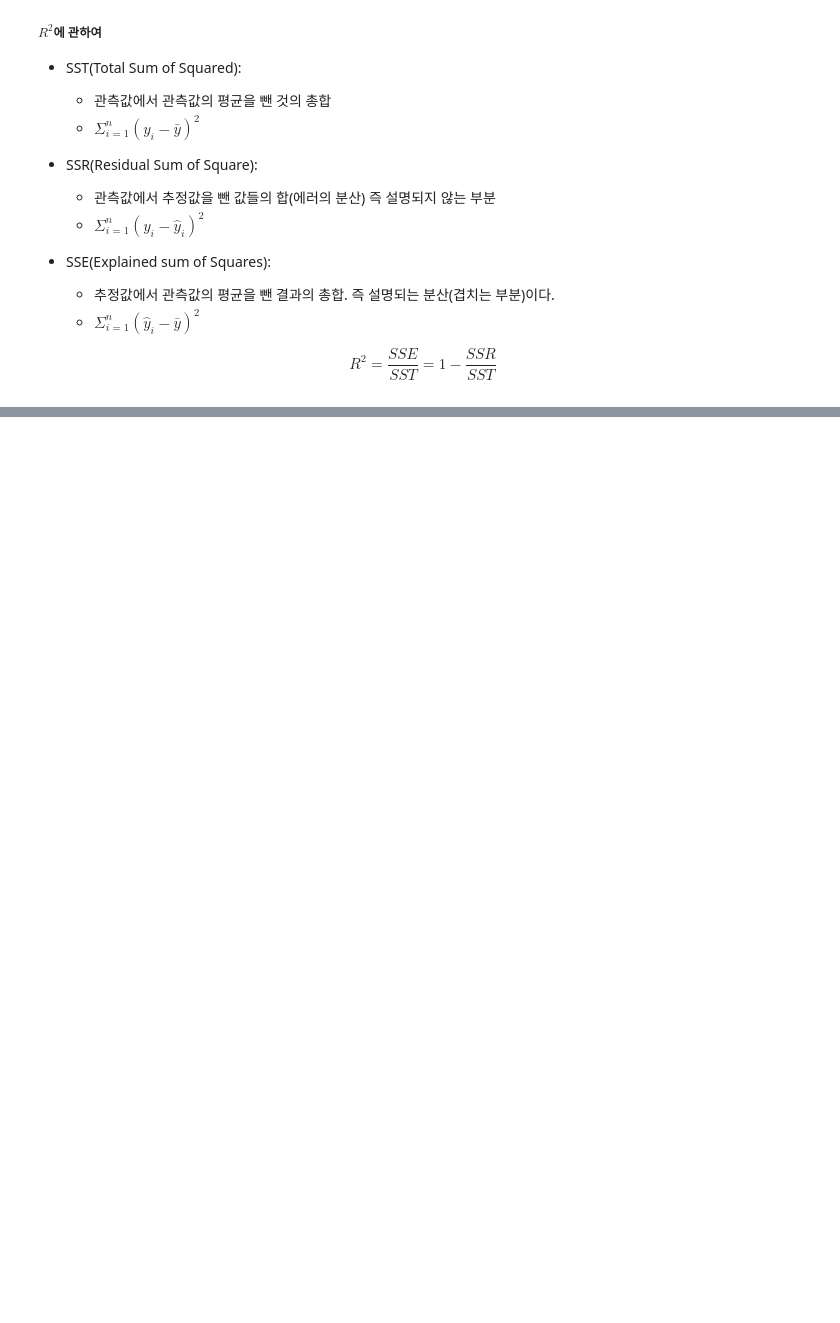
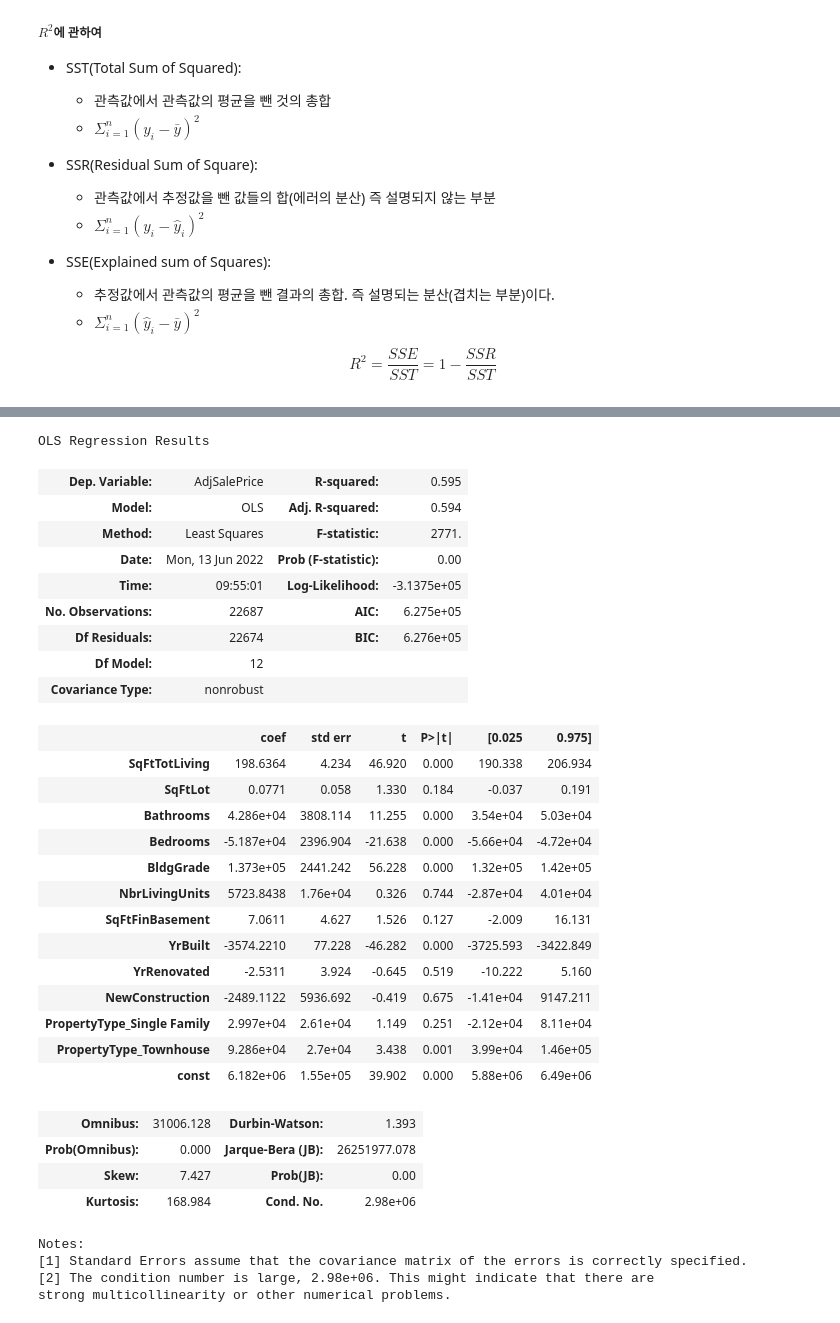
Before and after one commit to keemyo/Practical_Statistics, a Jupyter notebook: 04. 회귀와 예측.ipynb, the cells around one changed output, grey strips where cells are left out. Cells and saved outputs as stored; diff of their text form; code cells hidden in the pictures; blank space fills up the shorter version.

```diff
--- a/04. 회귀와 예측.ipynb
+++ b/04. 회귀와 예측.ipynb
@@ -287,0 +306,44 @@ $$ R^{2} = \frac{SSE}{SST} = 1 - \frac{SSR}{SST} $$
+# %%
+predictors = ['SqFtTotLiving', 'SqFtLot', 'Bathrooms', 'Bedrooms', 'BldgGrade',
+'PropertyType', 'NbrLivingUnits', 'SqFtFinBasement', 'YrBuilt',
+'YrRenovated', 'NewConstruction']
+
+X = pd.get_dummies(house[predictors], drop_first = True)
+X['NewConstruction'] = [1 if nc else 0 for nc in X['NewConstruction']]
+
+house_full = sm.OLS(house[outcome], X.assign(const=1))
+results = house_full.fit()
+results.summary()
+# %% [output]
+OLS Regression Results
+| Dep. Variable: | AdjSalePrice | R-squared: | 0.595 |
+| Model: | OLS | Adj. R-squared: | 0.594 |
+| Method: | Least Squares | F-statistic: | 2771. |
+| Date: | Mon, 13 Jun 2022 | Prob (F-statistic): | 0.00 |
+| Time: | 09:55:01 | Log-Likelihood: | -3.1375e+05 |
+| No. Observations: | 22687 | AIC: | 6.275e+05 |
+| Df Residuals: | 22674 | BIC: | 6.276e+05 |
+| Df Model: | 12 |  |  |
+| Covariance Type: | nonrobust |  |  |
+|  | coef | std err | t | P>|t| | [0.025 | 0.975] |
+| SqFtTotLiving | 198.6364 | 4.234 | 46.920 | 0.000 | 190.338 | 206.934 |
+| SqFtLot | 0.0771 | 0.058 | 1.330 | 0.184 | -0.037 | 0.191 |
+| Bathrooms | 4.286e+04 | 3808.114 | 11.255 | 0.000 | 3.54e+04 | 5.03e+04 |
+| Bedrooms | -5.187e+04 | 2396.904 | -21.638 | 0.000 | -5.66e+04 | -4.72e+04 |
+| BldgGrade | 1.373e+05 | 2441.242 | 56.228 | 0.000 | 1.32e+05 | 1.42e+05 |
+| NbrLivingUnits | 5723.8438 | 1.76e+04 | 0.326 | 0.744 | -2.87e+04 | 4.01e+04 |
+| SqFtFinBasement | 7.0611 | 4.627 | 1.526 | 0.127 | -2.009 | 16.131 |
+| YrBuilt | -3574.2210 | 77.228 | -46.282 | 0.000 | -3725.593 | -3422.849 |
+| YrRenovated | -2.5311 | 3.924 | -0.645 | 0.519 | -10.222 | 5.160 |
+| NewConstruction | -2489.1122 | 5936.692 | -0.419 | 0.675 | -1.41e+04 | 9147.211 |
+| PropertyType_Single Family | 2.997e+04 | 2.61e+04 | 1.149 | 0.251 | -2.12e+04 | 8.11e+04 |
+| PropertyType_Townhouse | 9.286e+04 | 2.7e+04 | 3.438 | 0.001 | 3.99e+04 | 1.46e+05 |
+| const | 6.182e+06 | 1.55e+05 | 39.902 | 0.000 | 5.88e+06 | 6.49e+06 |
+| Omnibus: | 31006.128 | Durbin-Watson: | 1.393 |
+| Prob(Omnibus): | 0.000 | Jarque-Bera (JB): | 26251977.078 |
+| Skew: | 7.427 | Prob(JB): | 0.00 |
+| Kurtosis: | 168.984 | Cond. No. | 2.98e+06 |
+Notes:
+[1] Standard Errors assume that the covariance matrix of the errors is correctly specified.
+[2] The condition number is large, 2.98e+06. This might indicate that there are
+strong multicollinearity or other numerical problems.
```
Also changed, not shown: parts of 9 cells of this notebook.
